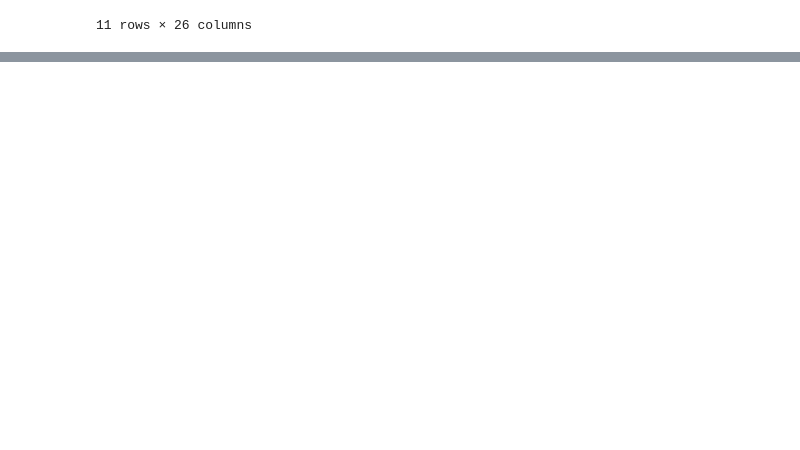
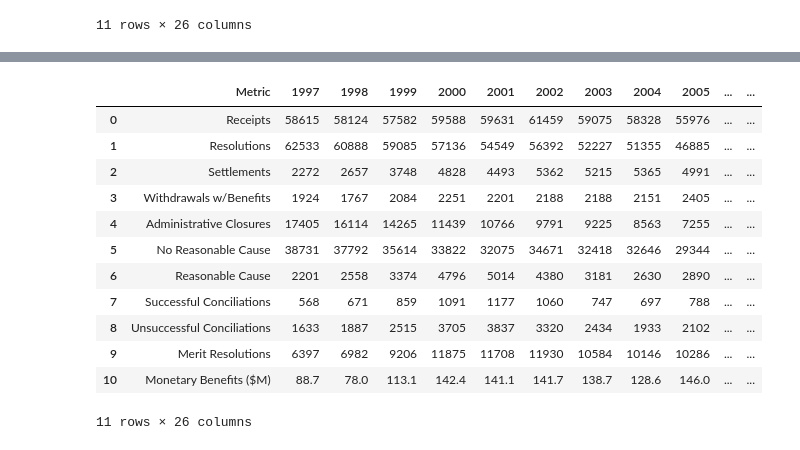
Before and after one commit to Katidian/EEOC_analysis, a Jupyter notebook: EEOC_TitleVII_charges_1997-2021.ipynb, the cells around one changed output, grey strips where cells are left out. Cells and saved outputs as stored; diff of their text form; code cells hidden in the pictures; blank space fills up the shorter version.

```diff
--- a/EEOC_TitleVII_charges_1997-2021.ipynb
+++ b/EEOC_TitleVII_charges_1997-2021.ipynb
@@ -104,0 +119,14 @@ title_vii_clean_df.replace("$", "")
+# %%
+# Remove "FY " from column headers
+# Source: https://stackoverflow.com/questions/55679401/remove-prefix-or-suffix-substring-from-column-headers-in-pandas
+
+title_vii_clean_df.columns = title_vii_clean_df.columns.str.strip("FY ")
+# %%
+# Give the column with row labels a meaningful name
+
+title_vii_clean_df.rename(columns = {"Unnamed: 0": "Metric"},
+          inplace = True)
+# %%
+# Reset the index since we dropped a bunch of rows earlier
+
+title_vii_clean_df = title_vii_clean_df.reset_index(drop=True)
@@ -104,0 +136,16 @@ title_vii_clean_df.replace("$", "")
+# %%
+title_vii_clean_df
+# %% [output]
+|  | Metric | 1997 | 1998 | 1999 | 2000 | 2001 | 2002 | 2003 | 2004 | 2005 | ... | ... |
+| 0 | Receipts | 58615 | 58124 | 57582 | 59588 | 59631 | 61459 | 59075 | 58328 | 55976 | ... | ... |
+| 1 | Resolutions | 62533 | 60888 | 59085 | 57136 | 54549 | 56392 | 52227 | 51355 | 46885 | ... | ... |
+| 2 | Settlements | 2272 | 2657 | 3748 | 4828 | 4493 | 5362 | 5215 | 5365 | 4991 | ... | ... |
+| 3 | Withdrawals w/Benefits | 1924 | 1767 | 2084 | 2251 | 2201 | 2188 | 2188 | 2151 | 2405 | ... | ... |
+| 4 | Administrative Closures | 17405 | 16114 | 14265 | 11439 | 10766 | 9791 | 9225 | 8563 | 7255 | ... | ... |
+| 5 | No Reasonable Cause | 38731 | 37792 | 35614 | 33822 | 32075 | 34671 | 32418 | 32646 | 29344 | ... | ... |
+| 6 | Reasonable Cause | 2201 | 2558 | 3374 | 4796 | 5014 | 4380 | 3181 | 2630 | 2890 | ... | ... |
+| 7 | Successful Conciliations | 568 | 671 | 859 | 1091 | 1177 | 1060 | 747 | 697 | 788 | ... | ... |
+| 8 | Unsuccessful Conciliations | 1633 | 1887 | 2515 | 3705 | 3837 | 3320 | 2434 | 1933 | 2102 | ... | ... |
+| 9 | Merit Resolutions | 6397 | 6982 | 9206 | 11875 | 11708 | 11930 | 10584 | 10146 | 10286 | ... | ... |
+| 10 | Monetary Benefits ($M) | 88.7 | 78.0 | 113.1 | 142.4 | 141.1 | 141.7 | 138.7 | 128.6 | 146.0 | ... | ... |
+11 rows × 26 columns
```
Also changed, not shown: parts of 4 cells of this notebook.
